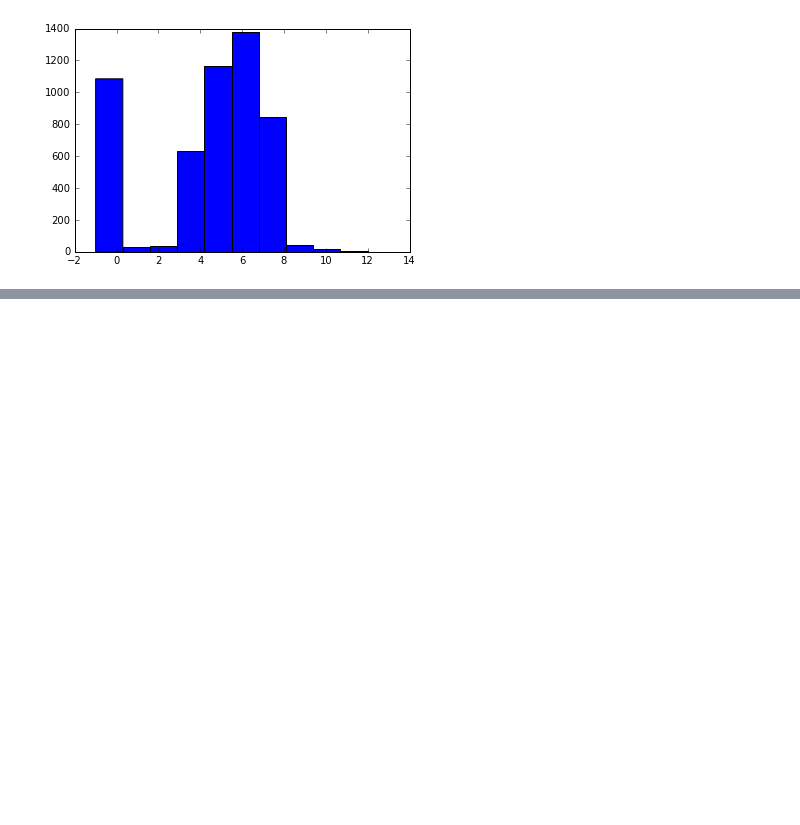
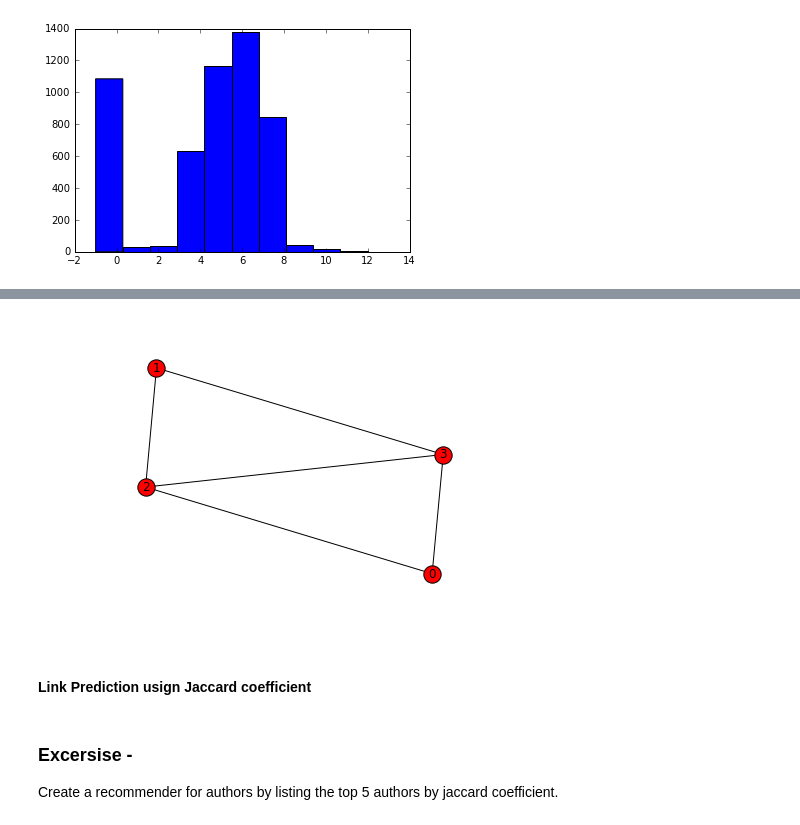
Before and after one commit to MridulS/euroscipy-networkx, a Jupyter notebook: Slides.ipynb, the cells around one changed output, grey strips where cells are left out. Drawn from its saved outputs; the diff is of its cells as text; code cells hidden in the pictures; blank space fills up the shorter version.

```diff
--- a/Slides.ipynb
+++ b/Slides.ipynb
@@ -289,0 +311,9 @@ plt.show()
+# %%
+# Facebook friend search, amazon product recommendation.
+G = nx.complete_graph(4)
+G.remove_edge(0, 1)
+nx.draw(G, with_labels=True)
+# %% [output]
+[figure, added]
+# %% [markdown]
+#### Link Prediction usign Jaccard coefficient
@@ -289,0 +323,4 @@ plt.show()
+# %% [markdown]
+### Excersise -
+
+Create a recommender for authors by listing the top 5 authors by jaccard coefficient.
```
Also changed, not shown: parts of 10 cells of this notebook, 3 other files.
